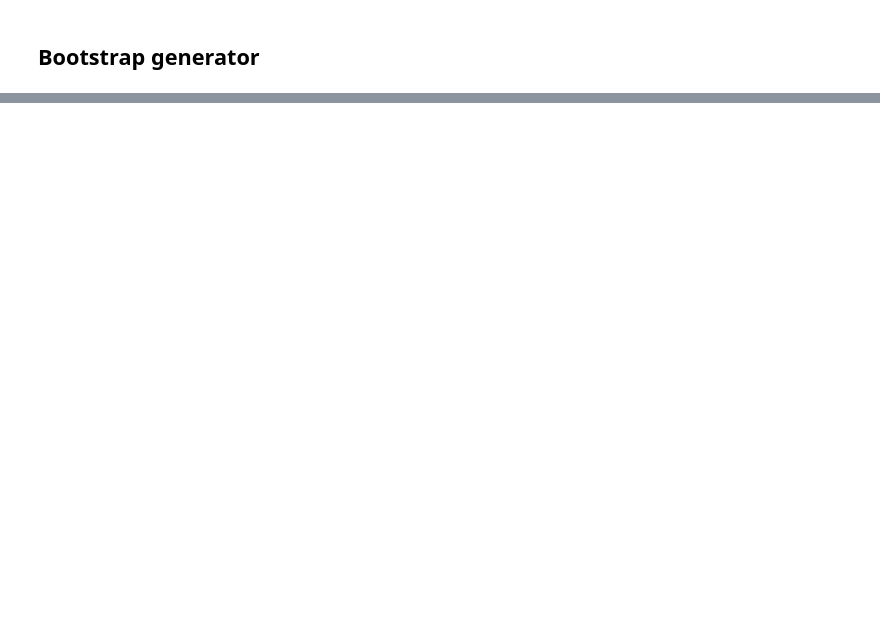
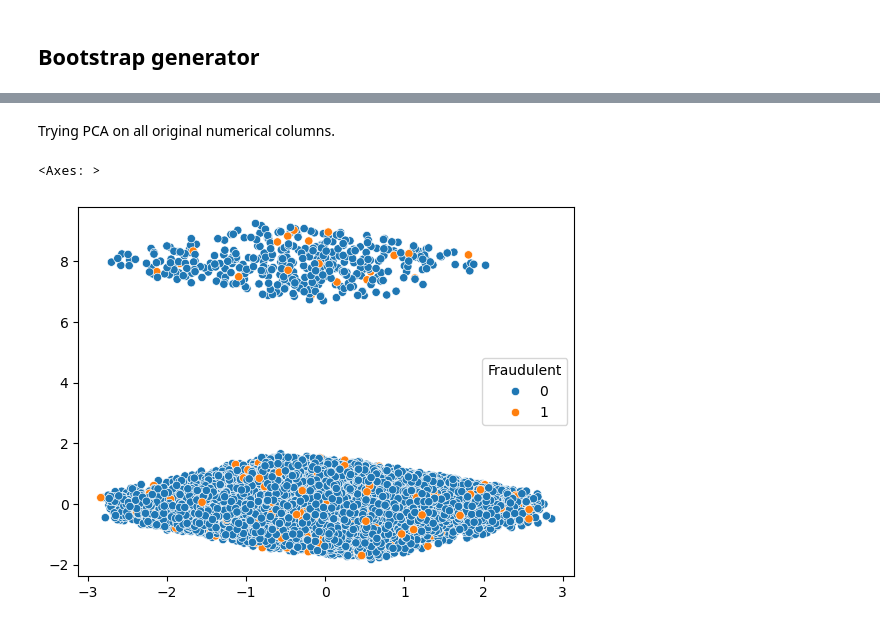
Before and after one commit to schuberte2026/DS_Project, a Jupyter notebook: Data Cleaning.ipynb, the cells around one changed output, grey strips where cells are left out. Cells and saved outputs as stored; diff of their text form; code cells hidden in the pictures; blank space fills up the shorter version.

```diff
--- a/Data Cleaning.ipynb
+++ b/Data Cleaning.ipynb
@@ -272,0 +322,17 @@ pd.concat(rows)
+# %% [markdown]
+Trying PCA on all original numerical columns.
+# %%
+# NaNs should be dropped already if previous cell was ran
+
+# scale the data (good practice so outliers don't impact as much)
+scaler = StandardScaler()
+data_scaled2 = scaler.fit_transform(fraud_df_encoded[['Transaction_Amount', 'Time_of_Transaction', 'Previous_Fraudulent_Transactions', 'Account_Age', 'Number_of_Transactions_Last_24H']])
+svd2 = TruncatedSVD(n_components = 2)
+
+fraud_svd2 = svd2.fit_transform(data_scaled2)
+
+# plot the pca
+sns.scatterplot(y = fraud_svd2[:,1], x = fraud_svd2[:,0],  hue = fraud_df_encoded['Fraudulent']) # y is component 1, x is component 0 matrix[:,0]
+# %% [output]
+<Axes: >
+[figure, added]
```
Also changed, not shown: parts of 22 cells of this notebook.
